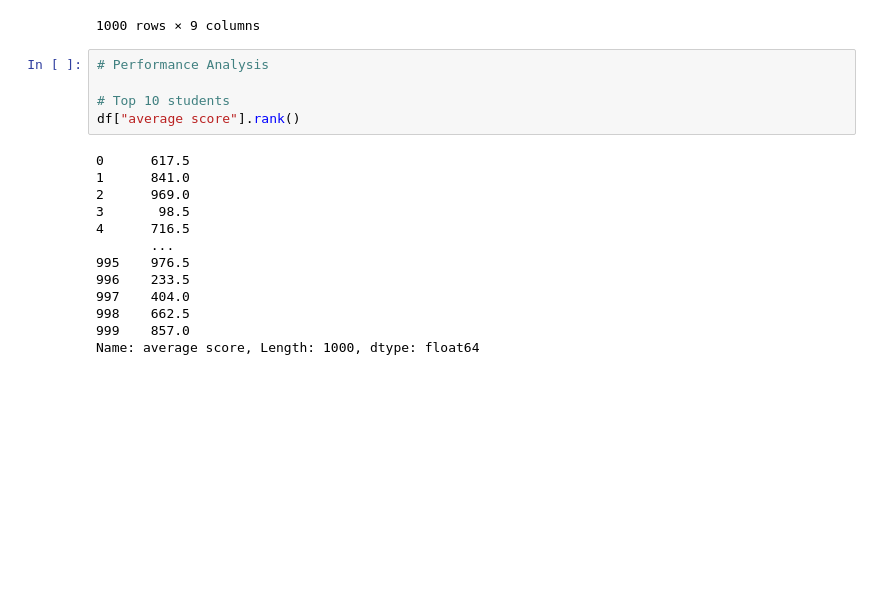
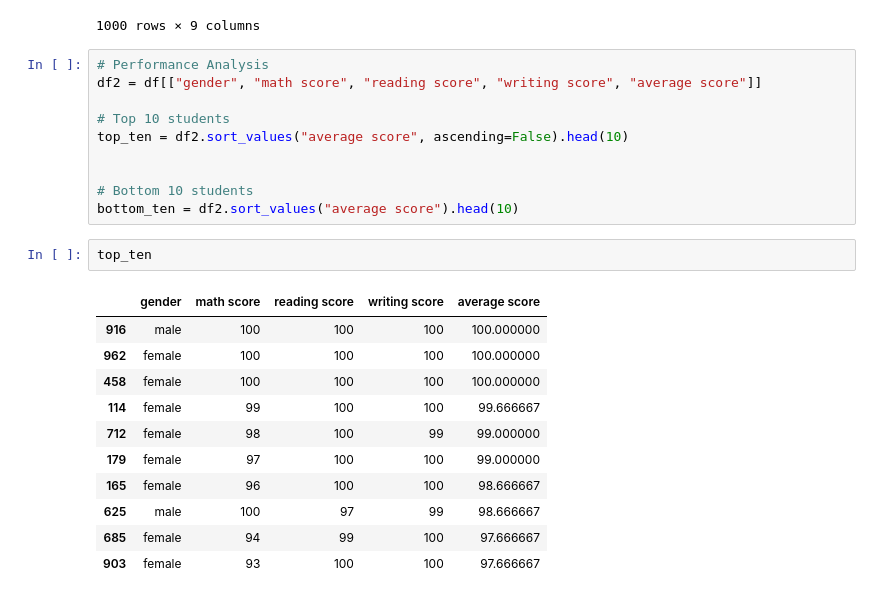
Before and after one commit to Alekhya-2006/student-performance-analysis, a Jupyter notebook: notebooks/student_analysis.ipynb, the cells around one changed output. Saved outputs shown, nothing was run; the diff lists cells and outputs as text; blank space fills up the shorter version.

```diff
--- a/notebooks/student_analysis.ipynb
+++ b/notebooks/student_analysis.ipynb
@@ -147,19 +150,25 @@ df
 1000 rows × 9 columns
 # %%
 # Performance Analysis
+df2 = df[["gender", "math score", "reading score", "writing score", "average score"]]
 
 # Top 10 students
-df["average score"].rank()
+top_ten = df2.sort_values("average score", ascending=False).head(10)
+
+
+# Bottom 10 students
+bottom_ten = df2.sort_values("average score").head(10)
-# %% [output]
-0      617.5
-1      841.0
-2      969.0
-3       98.5
-4      716.5
-       ...
-995    976.5
-996    233.5
-997    404.0
-998    662.5
-999    857.0
-Name: average score, Length: 1000, dtype: float64
+# %%
+top_ten
+# %% [output]
+|  | gender | math score | reading score | writing score | average score |
+| 916 | male | 100 | 100 | 100 | 100.000000 |
+| 962 | female | 100 | 100 | 100 | 100.000000 |
+| 458 | female | 100 | 100 | 100 | 100.000000 |
+| 114 | female | 99 | 100 | 100 | 99.666667 |
+| 712 | female | 98 | 100 | 99 | 99.000000 |
+| 179 | female | 97 | 100 | 100 | 99.000000 |
+| 165 | female | 96 | 100 | 100 | 98.666667 |
+| 625 | male | 100 | 97 | 99 | 98.666667 |
+| 685 | female | 94 | 99 | 100 | 97.666667 |
+| 903 | female | 93 | 100 | 100 | 97.666667 |
```
Also changed, not shown: parts of 12 cells of this notebook, 1 other file.
